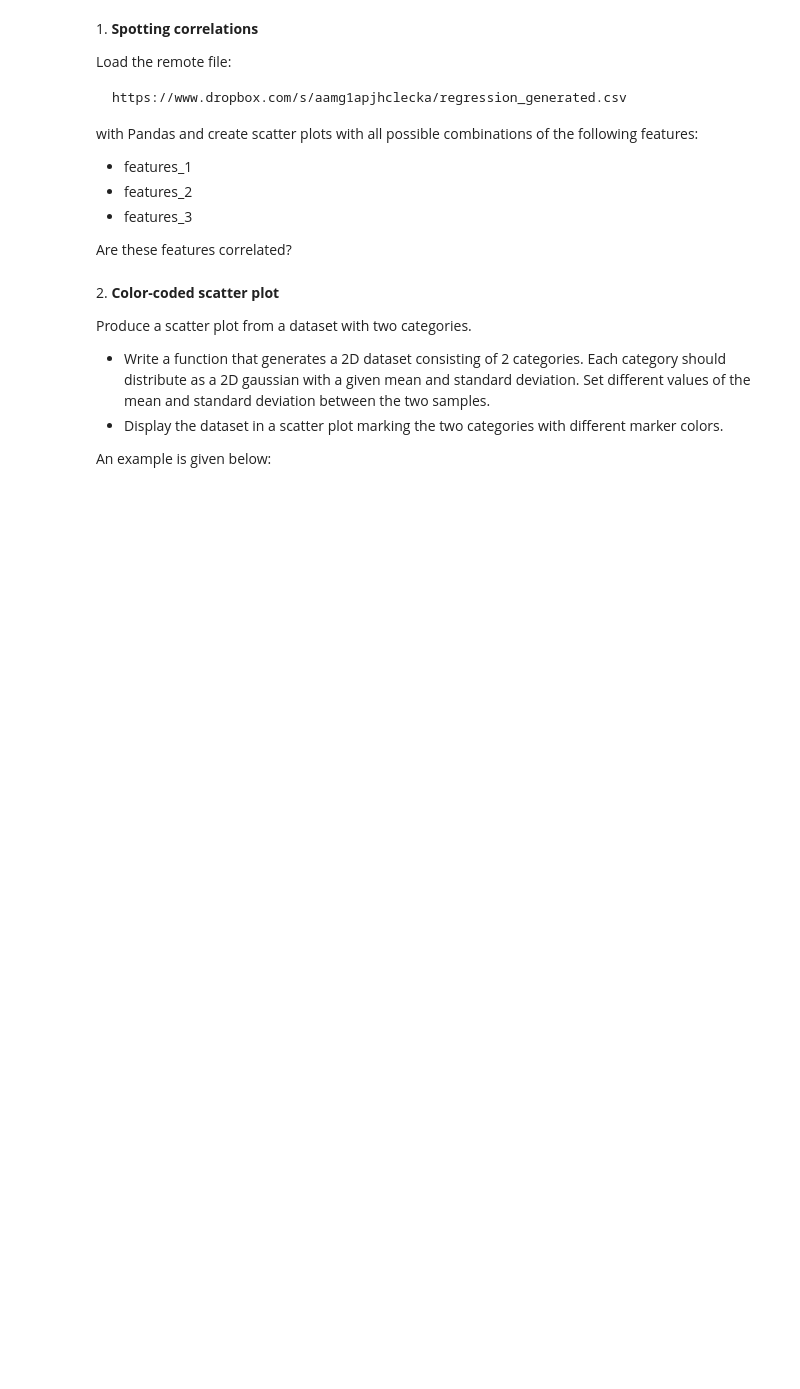
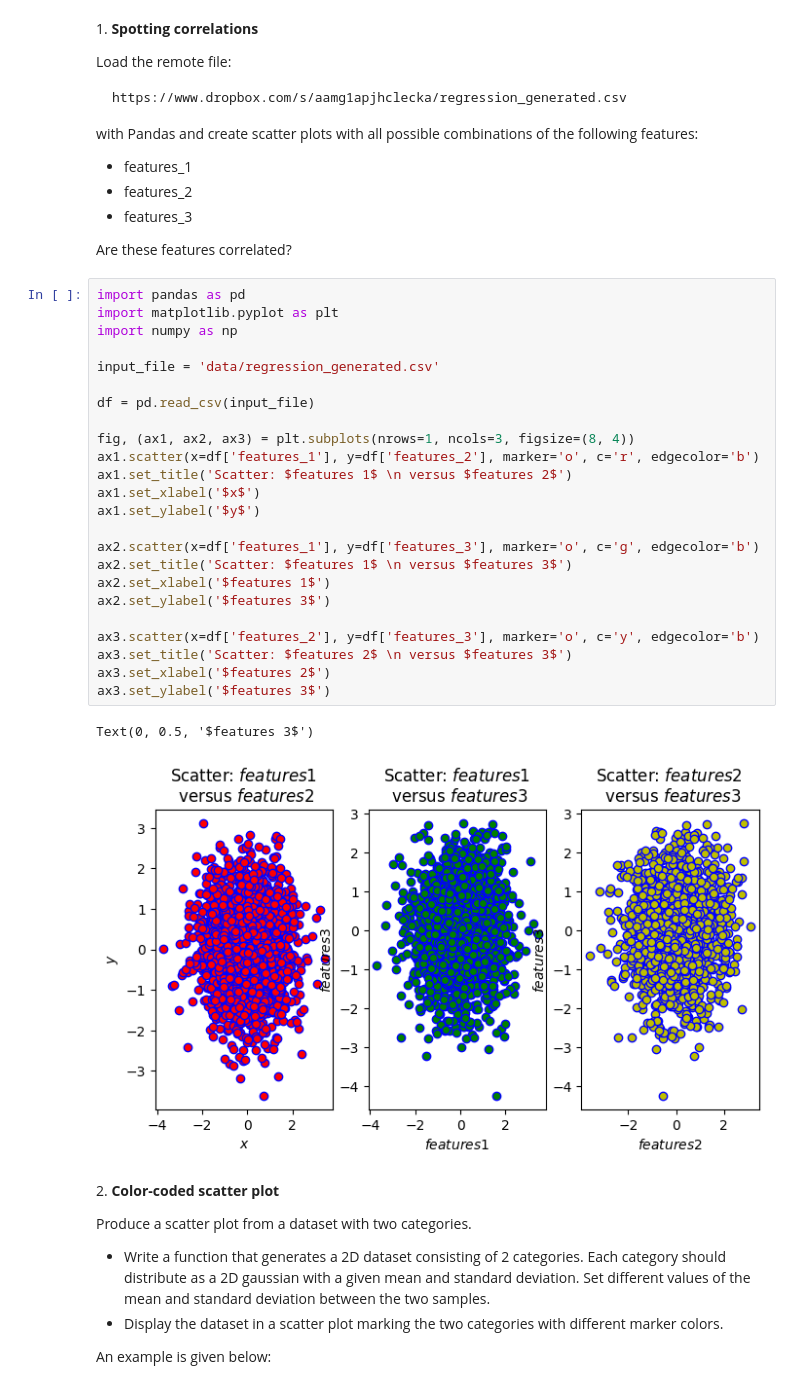
Before and after one commit to zucchett/ScientificComputingWithPython2022, a Jupyter notebook: 07ex_visualization.ipynb, the cells around one changed output. Drawn from its saved outputs; the diff is of its cells as text; blank space fills up the shorter version.

```diff
--- a/07ex_visualization.ipynb
+++ b/07ex_visualization.ipynb
@@ -14,6 +14,33 @@ with Pandas and create scatter plots with all possible combinations of the follo
   + features_3
 
 Are these features correlated?
+# %%
+import pandas as pd
+import matplotlib.pyplot as plt
+import numpy as np
+
+input_file = 'data/regression_generated.csv'
+
+df = pd.read_csv(input_file)
+
+fig, (ax1, ax2, ax3) = plt.subplots(nrows=1, ncols=3, figsize=(8, 4))
+ax1.scatter(x=df['features_1'], y=df['features_2'], marker='o', c='r', edgecolor='b')
+ax1.set_title('Scatter: $features 1$ \n versus $features 2$')
+ax1.set_xlabel('$x$')
+ax1.set_ylabel('$y$')
+
+ax2.scatter(x=df['features_1'], y=df['features_3'], marker='o', c='g', edgecolor='b')
+ax2.set_title('Scatter: $features 1$ \n versus $features 3$')
+ax2.set_xlabel('$features 1$')
+ax2.set_ylabel('$features 3$')
+
+ax3.scatter(x=df['features_2'], y=df['features_3'], marker='o', c='y', edgecolor='b')
+ax3.set_title('Scatter: $features 2$ \n versus $features 3$')
+ax3.set_xlabel('$features 2$')
+ax3.set_ylabel('$features 3$')
+# %% [output]
+Text(0, 0.5, '$features 3$')
+[figure, added]
 # %% [markdown]
 2\. **Color-coded scatter plot**
 
```
Also changed, not shown: parts of 4 cells of this notebook, 2 other files.
